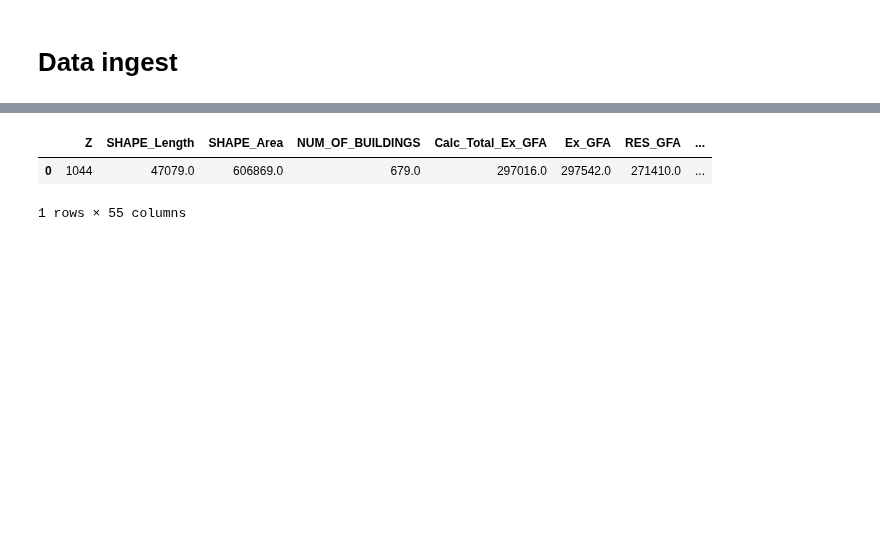
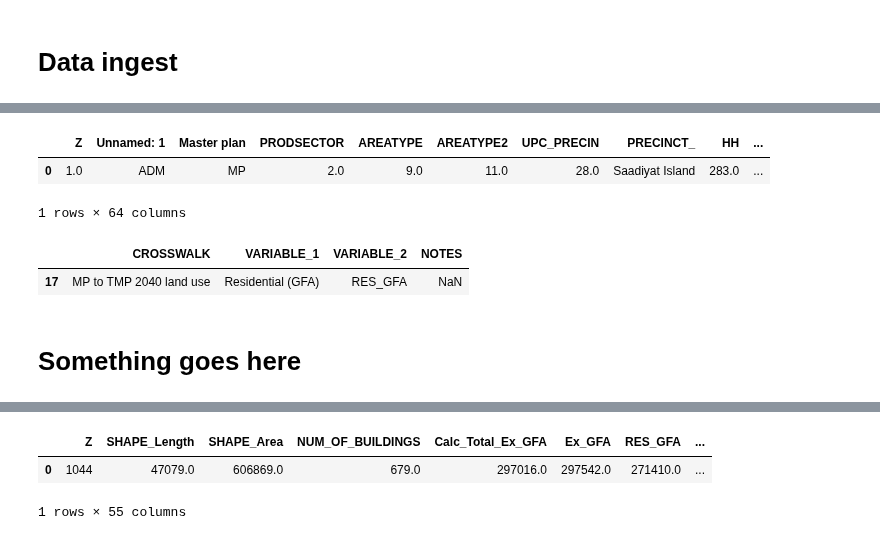
Before and after one commit to BuroHappoldLegacySoup/PlanCapitalLandModel, a Jupyter notebook: Module 1 Masterplan to TAZ Allocation.ipynb, the cells around one changed output, grey strips where cells are left out. Saved outputs shown, nothing was run; the diff lists cells and outputs as text; code cells hidden in the pictures; blank space fills up the shorter version.

```diff
--- a/Module 1 Masterplan to TAZ Allocation.ipynb
+++ b/Module 1 Masterplan to TAZ Allocation.ipynb
@@ -15,0 +21,20 @@ pd
+# %%
+# Reading in TMP 2040 data
+
+tmp_2040_input = pd.read_csv('20240605_TAZ_TMP_2040.csv')
+tmp_2040_input.head(1)
+# %% [output]
+|  | Z | Unnamed: 1 | Master plan | PRODSECTOR | AREATYPE | AREATYPE2 | UPC_PRECIN | PRECINCT_ | HH | ... |
+| 0 | 1.0 | ADM | MP | 2.0 | 9.0 | 11.0 | 28.0 | Saadiyat Island | 283.0 | ... |
+1 rows × 64 columns
+# %%
+# Reading in land use crosswalk
+
+land_use_crosswalk = pd.read_csv('taxonomy_crosswalks.csv')
+land_use_crosswalk = land_use_crosswalk[land_use_crosswalk['CROSSWALK'] == 'MP to TMP 2040 land use']
+land_use_crosswalk.head(1)
+# %% [output]
+|  | CROSSWALK | VARIABLE_1 | VARIABLE_2 | NOTES |
+| 17 | MP to TMP 2040 land use | Residential (GFA) | RES_GFA | NaN |
+# %% [markdown]
+# Something goes here
```
Also changed, not shown: parts of 5 cells of this notebook, 2 other files.
